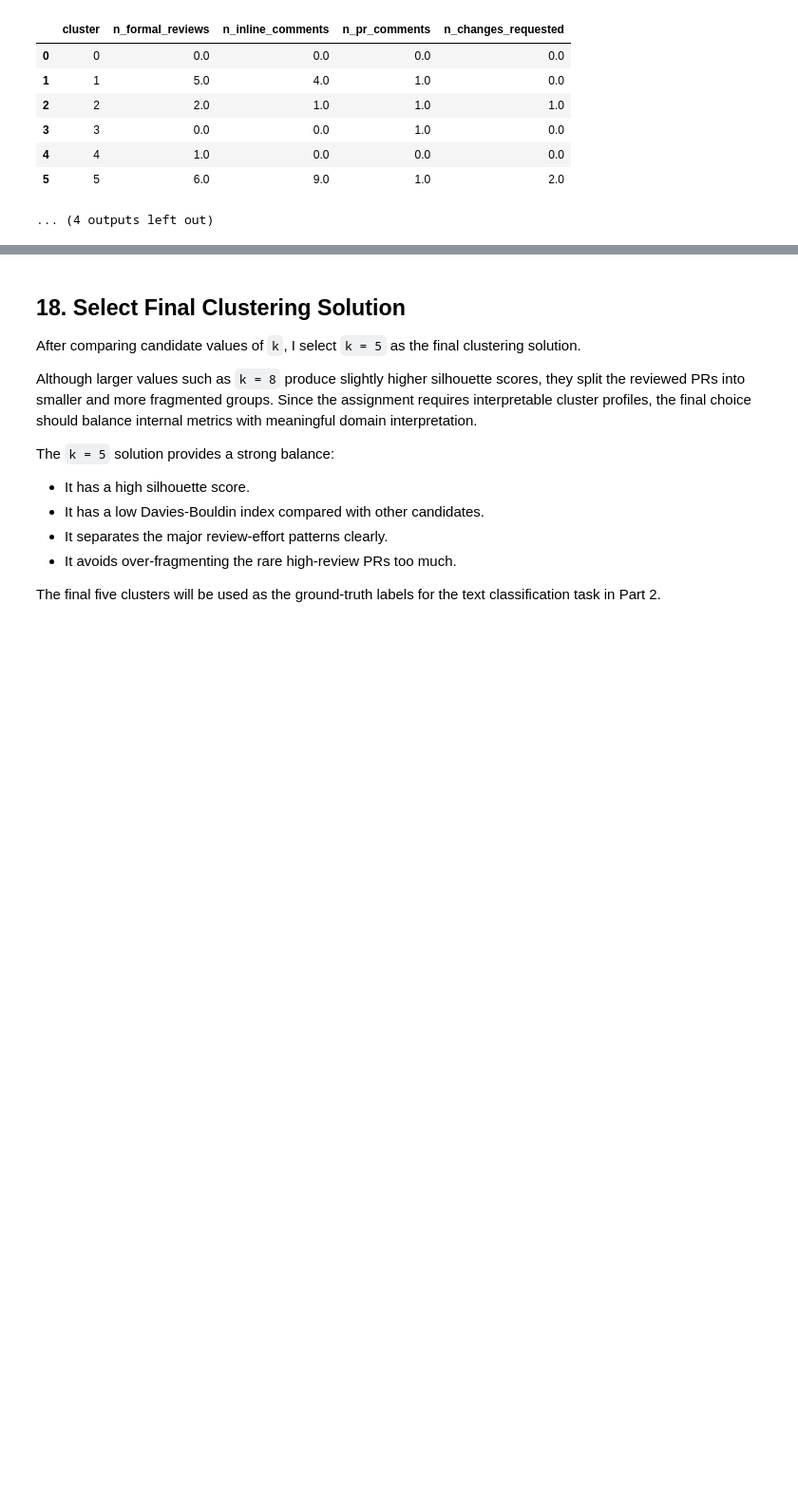
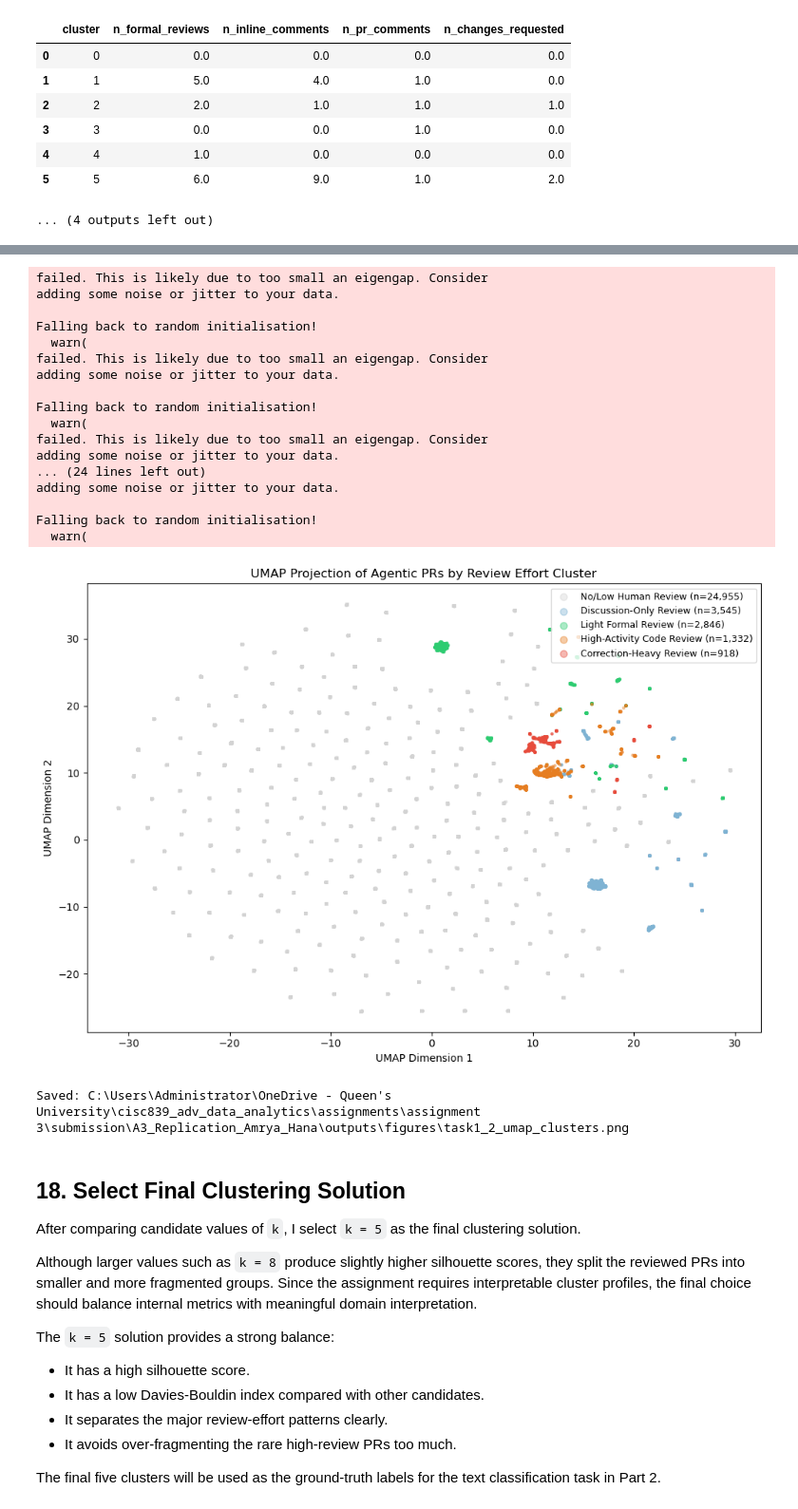
Before and after one commit to hanaessam/A3_Replication_Amrya_Hana, a Jupyter notebook: notebooks/A3_main_analysis.ipynb, the cells around one changed output, grey strips where cells are left out. Shown at 95% size. Cells and saved outputs as stored; diff of their text form; code cells hidden in the pictures; blank space fills up the shorter version.

Commit message:
umap

```diff
--- a/notebooks/A3_main_analysis.ipynb
+++ b/notebooks/A3_main_analysis.ipynb
@@ -945,3 +1074,77 @@ Median raw effort values by cluster:
+# %%
+from umap import UMAP
+
+dims = ["n_formal_reviews", "n_inline_comments", "n_pr_comments", "n_changes_requested"]
+
+log_cols = ["log1p_" + d for d in dims]
+for d in dims:
+    a3["log1p_" + d] = np.log1p(a3[d])
+
+from sklearn.preprocessing import StandardScaler
+X_scaled = StandardScaler().fit_transform(a3[log_cols])
+
+reducer = UMAP(n_components=2, random_state=42, n_neighbors=30, min_dist=0.1)
+embedding = reducer.fit_transform(X_scaled)
+
+a3["umap_x"] = embedding[:, 0]
+a3["umap_y"] = embedding[:, 1]
+
+cluster_order = [
+    "No/Low Human Review",
+    "Discussion-Only Review",
+    "Light Formal Review",
+    "High-Activity Code Review",
+    "Correction-Heavy Review"
+]
+
+colors = ["#d3d3d3", "#7fb3d3", "#2ecc71", "#e67e22", "#e74c3c"]
+
+fig, ax = plt.subplots(figsize=(10, 7))
+
+for label, color in zip(cluster_order, colors):
+    mask = a3["cluster_label"] == label
+    ax.scatter(
+        a3.loc[mask, "umap_x"],
+        a3.loc[mask, "umap_y"],
+        c=color,
+        label=f"{label} (n={mask.sum():,})",
+        alpha=0.4,
+        s=5,
+        rasterized=True
+    )
+
+ax.set_title("UMAP Projection of Agentic PRs by Review Effort Cluster")
+ax.set_xlabel("UMAP Dimension 1")
+ax.set_ylabel("UMAP Dimension 2")
+ax.legend(loc="upper right", markerscale=3, fontsize=9)
+plt.tight_layout()
+
+fig_path = FIG_DIR / "task1_2_umap_clusters.png"
+plt.savefig(fig_path, dpi=300, bbox_inches="tight")
+plt.show()
+plt.close(fig)
+
+print(f"Saved: {fig_path}")
+# %% [output]
+failed. This is likely due to too small an eigengap. Consider
+adding some noise or jitter to your data.
+
+Falling back to random initialisation!
+  warn(
+failed. This is likely due to too small an eigengap. Consider
+adding some noise or jitter to your data.
+
+Falling back to random initialisation!
+  warn(
+failed. This is likely due to too small an eigengap. Consider
+adding some noise or jitter to your data.
+... (24 lines left out)
+adding some noise or jitter to your data.
+
+Falling back to random initialisation!
+  warn(
+[figure, added]
+Saved: C:\Users\Administrator\OneDrive - Queen's University\cisc839_adv_data_analytics\assignments\assignment 3\submission\A3_Replication_Amrya_Hana\outputs\figures\task1_2_umap_clusters.png
 # %% [markdown]
 ## 18. Select Final Clustering Solution
 
```
Also changed, not shown: parts of 7 cells of this notebook.
